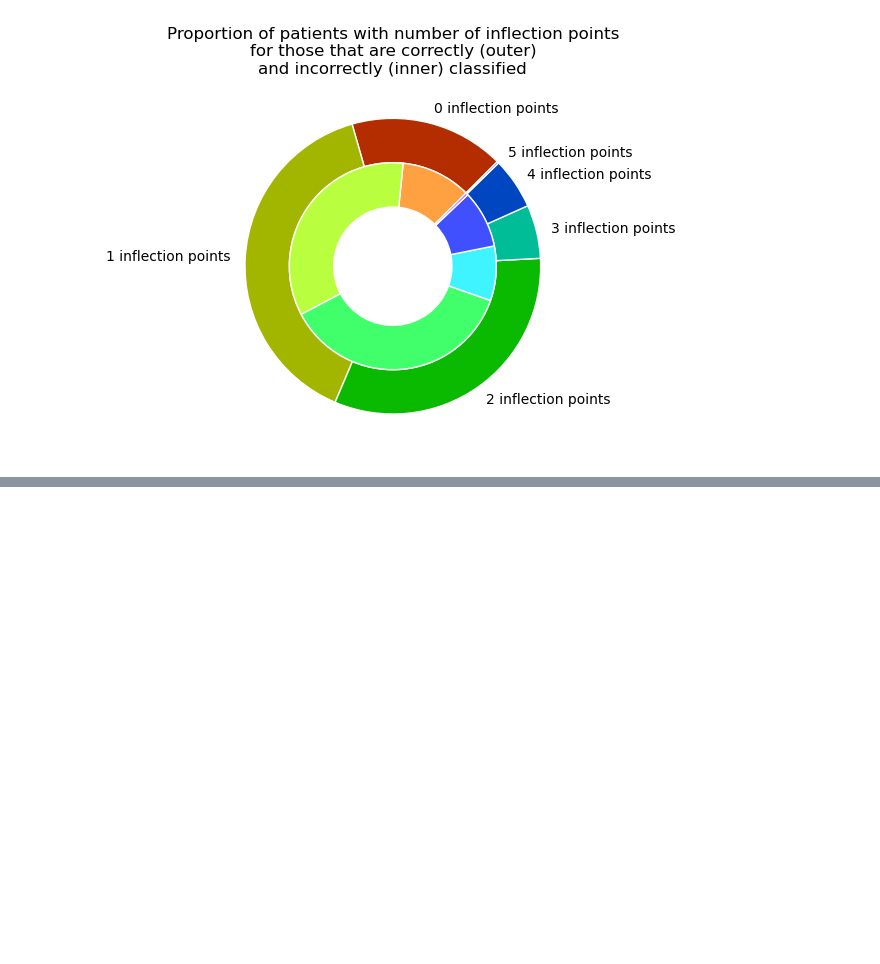
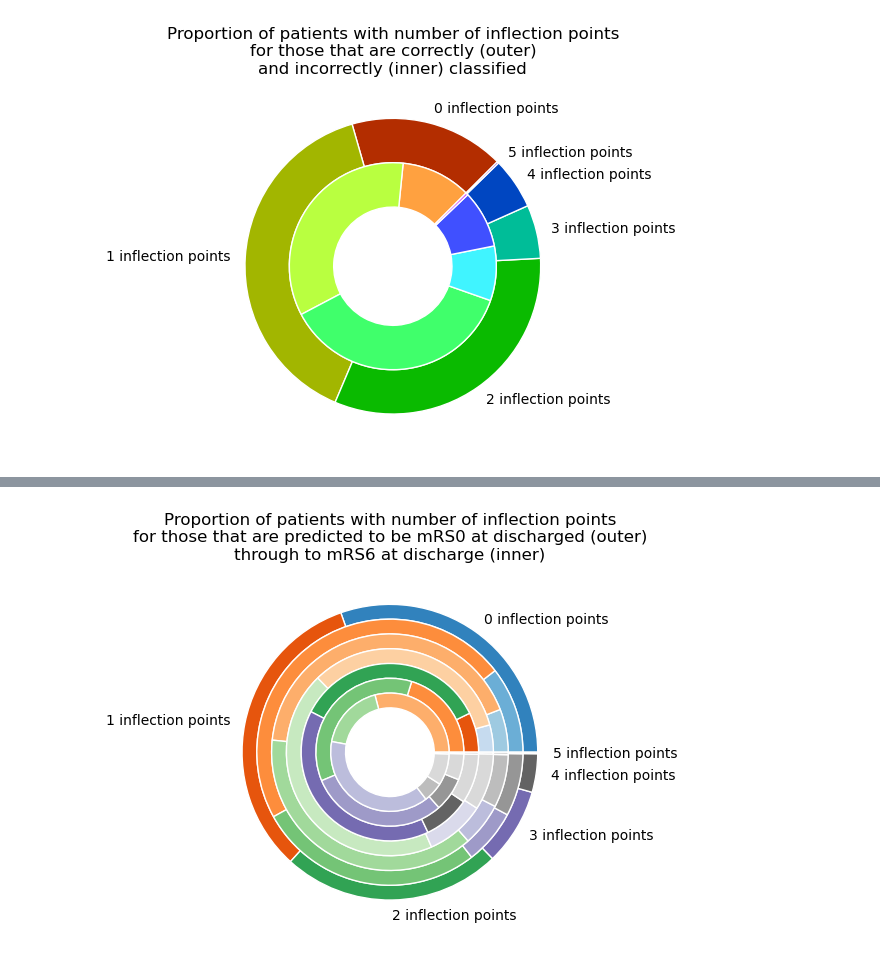
Before and after one commit to samuel-book/stroke_outcome_ml, a Jupyter notebook: xgb_7_features/014_xgb_kfold_all_features_multiclass_probability_pattern.ipynb, the cells around one changed output, grey strips where cells are left out. Saved outputs shown, nothing was run; the diff lists cells and outputs as text; code cells hidden in the pictures; blank space fills up the shorter version.

```diff
--- a/xgb_7_features/014_xgb_kfold_all_features_multiclass_probability_pattern.ipynb
+++ b/xgb_7_features/014_xgb_kfold_all_features_multiclass_probability_pattern.ipynb
@@ -469,0 +620,29 @@ plt.show()
+# %%
+fig, ax = plt.subplots()
+
+size = 0.1
+
+max_infection_points = 6
+labels = [(str(i) + " inflection points") for i in range(max_infection_points)]
+list_titles = ["mRS0", "mRS1", "mRS2", "mRS3", "mRS4", "mRS5", "mRS6"]
+
+cmap = plt.get_cmap("tab20c")
+colour_array = np.arange(max_infection_points)
+
+for c in range(n_classes):
+    colors = cmap(colour_array * 4 + c)
+
+    if c == 0:
+       ax.pie(list_patients_class_observed[c], radius=1-(size*c), colors=colors,
+              labels=labels, wedgeprops=dict(width=size, edgecolor='w'))
+    else:
+       ax.pie(list_patients_class_observed[c], radius=1-(size*c), colors=colors,
+              wedgeprops=dict(width=size, edgecolor='w'))
+
+ax.set(aspect="equal",
+       title=('Proportion of patients with number of inflection points\nfor '
+              'those that are predicted to be mRS0 at discharged (outer)\n'
+              'through to mRS6 at discharge (inner)'))
+plt.show()
+# %% [output]
+[figure, added]
```
Also changed, not shown: parts of 29 cells of this notebook.
